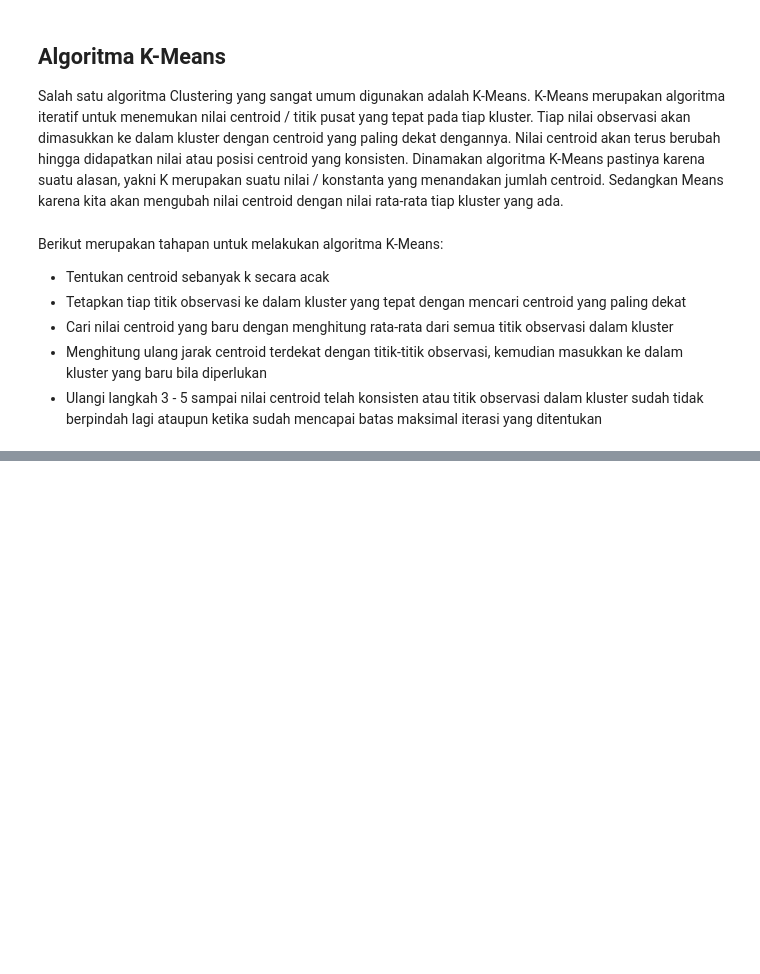
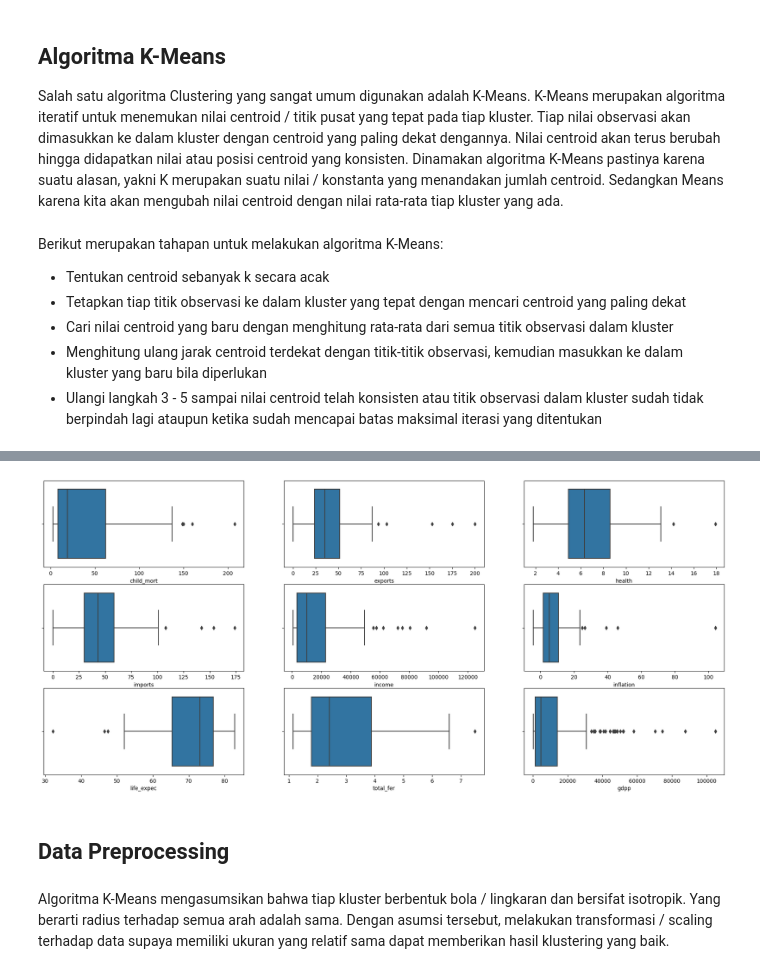
Before and after one commit to ArviandanaR/Praktikum-Data-Mining-2024, a Jupyter notebook: Pertemuan 8/Pertemuan 8 Clustering.ipynb, the cells around one changed output, grey strips where cells are left out. Drawn from its saved outputs; the diff is of its cells as text; code cells hidden in the pictures; blank space fills up the shorter version.

```diff
--- a/Pertemuan 8/Pertemuan 8 Clustering.ipynb
+++ b/Pertemuan 8/Pertemuan 8 Clustering.ipynb
@@ -25,0 +107,10 @@ import seaborn as sb
+# %%
+plt.figure(figsize=(23,10))
+
+for i in range(len(df.columns)):
+    plt.subplot(3, 3, i+1)
+    sb.boxplot(x = df.iloc[:,i])
+
+plt.show()
+# %% [output]
+[figure, added]
@@ -25,0 +121,4 @@ import seaborn as sb
+# %% [markdown]
+## Data Preprocessing
+# %% [markdown]
+Algoritma K-Means mengasumsikan bahwa tiap kluster berbentuk bola / lingkaran dan bersifat isotropik. Yang berarti radius terhadap semua arah adalah sama. Dengan asumsi tersebut, melakukan transformasi / scaling terhadap data supaya memiliki ukuran yang relatif sama dapat memberikan hasil klustering yang baik.
```
Also changed, not shown: parts of 27 cells of this notebook, 1 other file.
